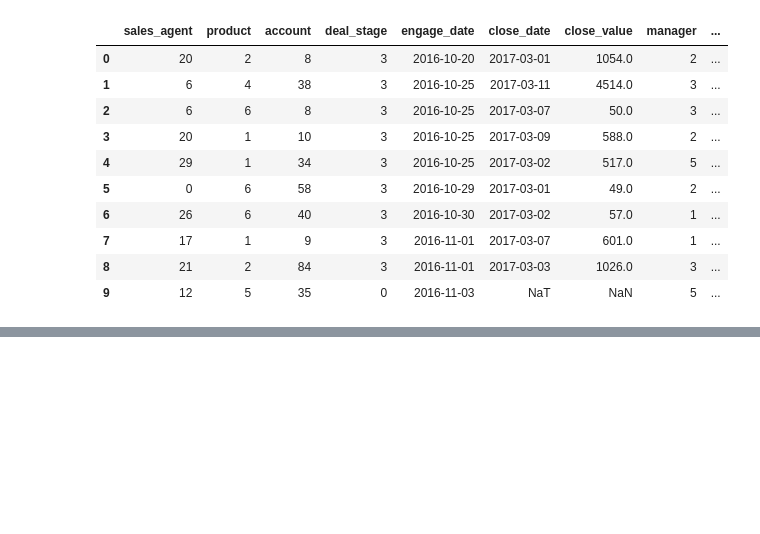
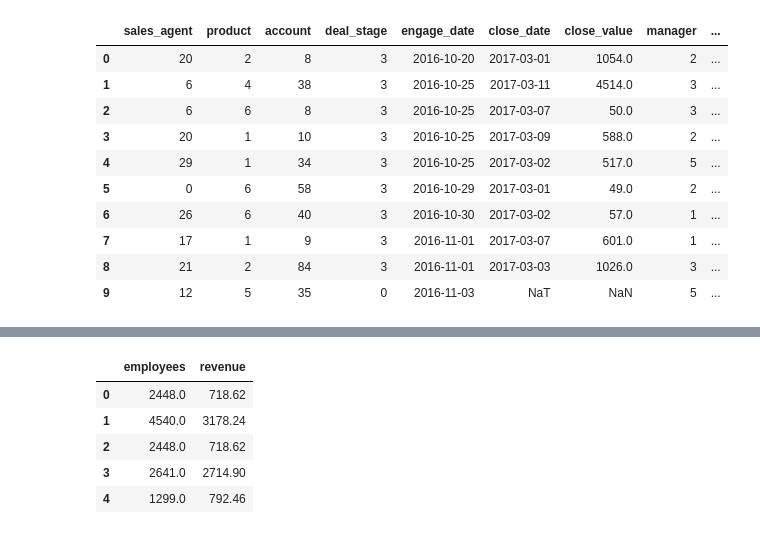
Before and after one commit to ishween/Team2A, a Jupyter notebook: Milestone_1.ipynb, the cells around one changed output, grey strips where cells are left out. Saved outputs shown, nothing was run; the diff lists cells and outputs as text; code cells hidden in the pictures; blank space fills up the shorter version.

```diff
--- a/Milestone_1.ipynb
+++ b/Milestone_1.ipynb
@@ -214,0 +259,9 @@ merged_df.head(10)
+# %%
+merged_df[['employees', 'revenue']].head()
+# %% [output]
+|  | employees | revenue |
+| 0 | 2448.0 | 718.62 |
+| 1 | 4540.0 | 3178.24 |
+| 2 | 2448.0 | 718.62 |
+| 3 | 2641.0 | 2714.90 |
+| 4 | 1299.0 | 792.46 |
```
Also changed, not shown: parts of 13 cells of this notebook.
